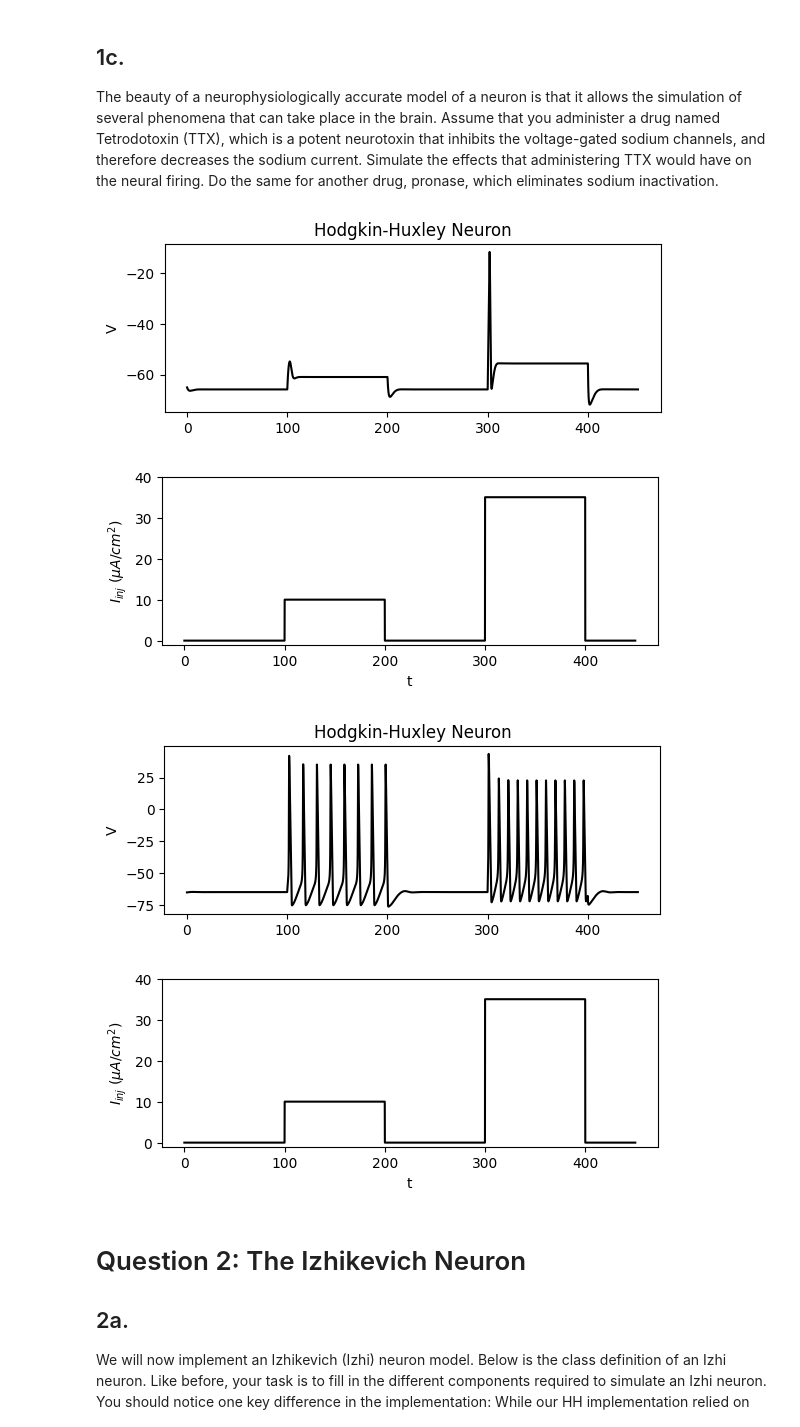
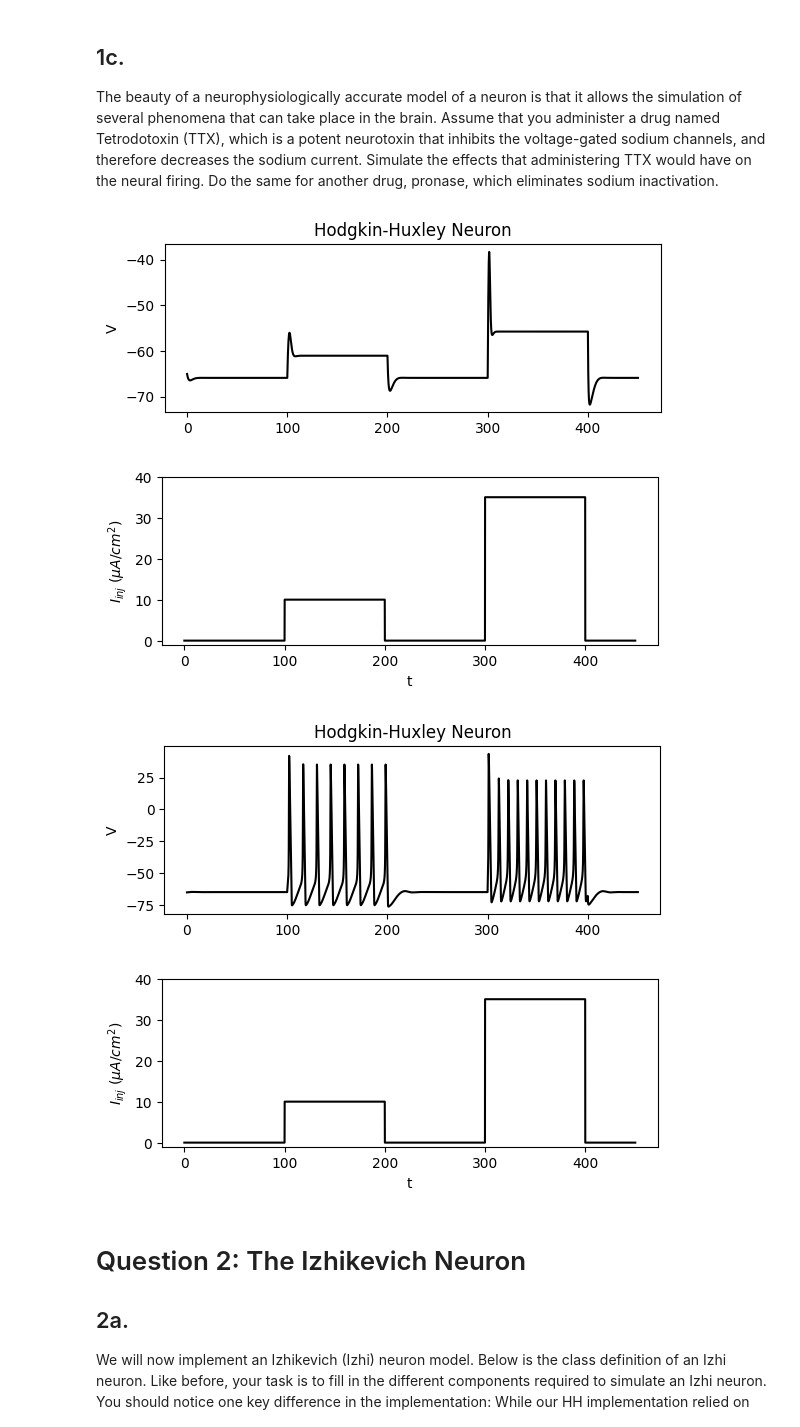
Before and after one commit to harmanpunn/525-BIC, a Jupyter notebook: Assignment 1/Assignment1/Assignment1_Questions.ipynb, the cells around one changed output. Drawn from its saved outputs; the diff is of its cells as text; code cells hidden in the pictures.

```diff
--- a/Assignment 1/Assignment1/Assignment1_Questions.ipynb
+++ b/Assignment 1/Assignment1/Assignment1_Questions.ipynb
@@ -223,18 +223,18 @@ The beauty of a neurophysiologically accurate model of a neuron is that it allow
 which eliminates sodium inactivation.
 # %%
 #1. Initialize an hh neuron to simulate TTX
-hh_ttx = HodgkinHuxley(1.0, 0.1*120.0, 36.0, 0.3, 55, -77.0, -54.387, 450.0, 0.01)
+hh_ttx = HodgkinHuxley(1.0, 0.01*120.0, 36.0, 0.3, 55, -77.0, -54.387, 450.0, 0.01)
 
 #2. Run the hh neuron simulation
 hh_ttx.run()
 
 #3. Initialize an hh neuron to simulate pronase
 hh_pronase = HodgkinHuxley(1.0, 1.2*120, 36.0, 0.3, 50, -77.0, -54.387, 450.0, 0.01)
 
 #4. Run the hh neuron simulation
 hh_pronase.run()
 # %% [output]
-[figure, old version]
+[figure, new version]
 [figure]
 [figure]
 [figure]
```
Also changed, not shown: parts of 21 cells of this notebook.
